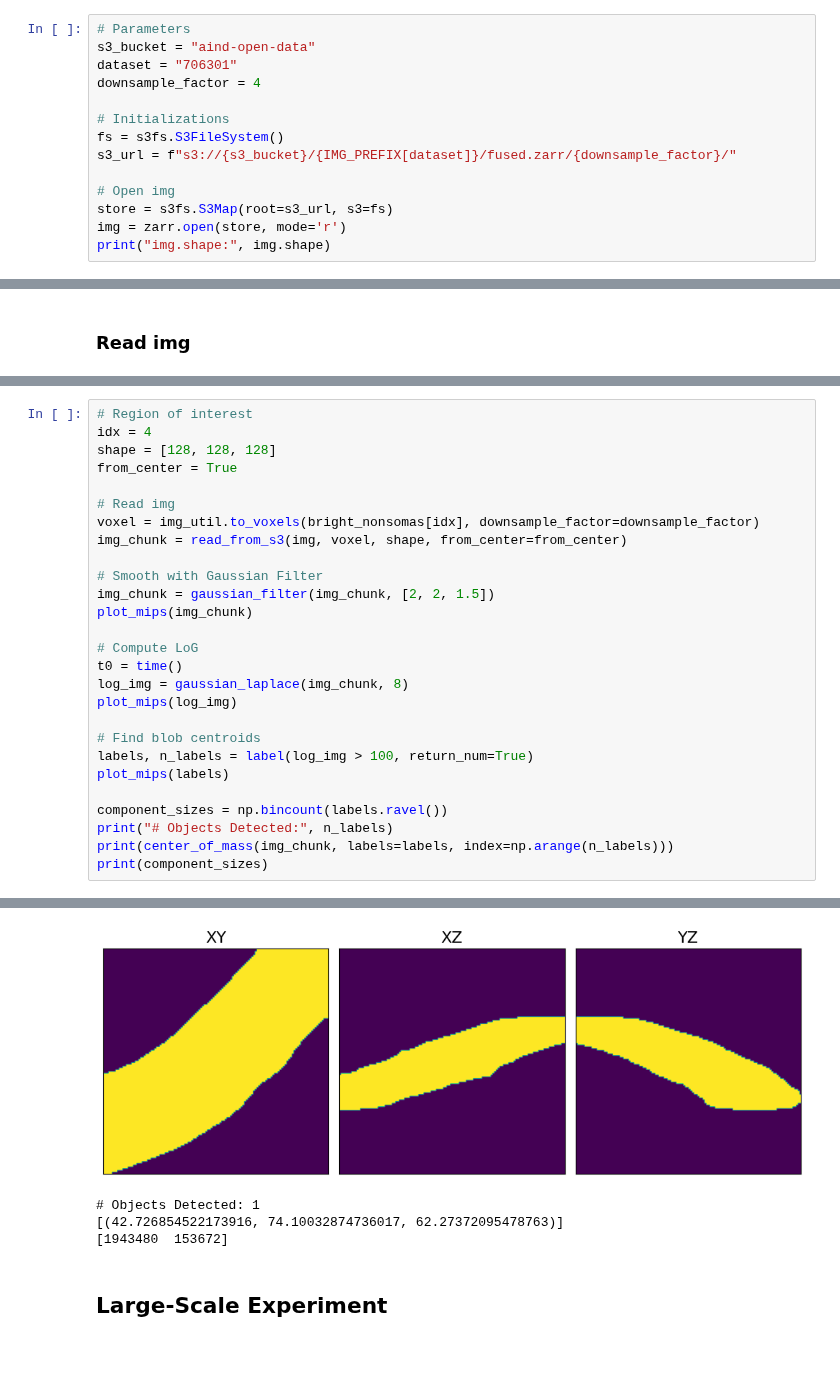
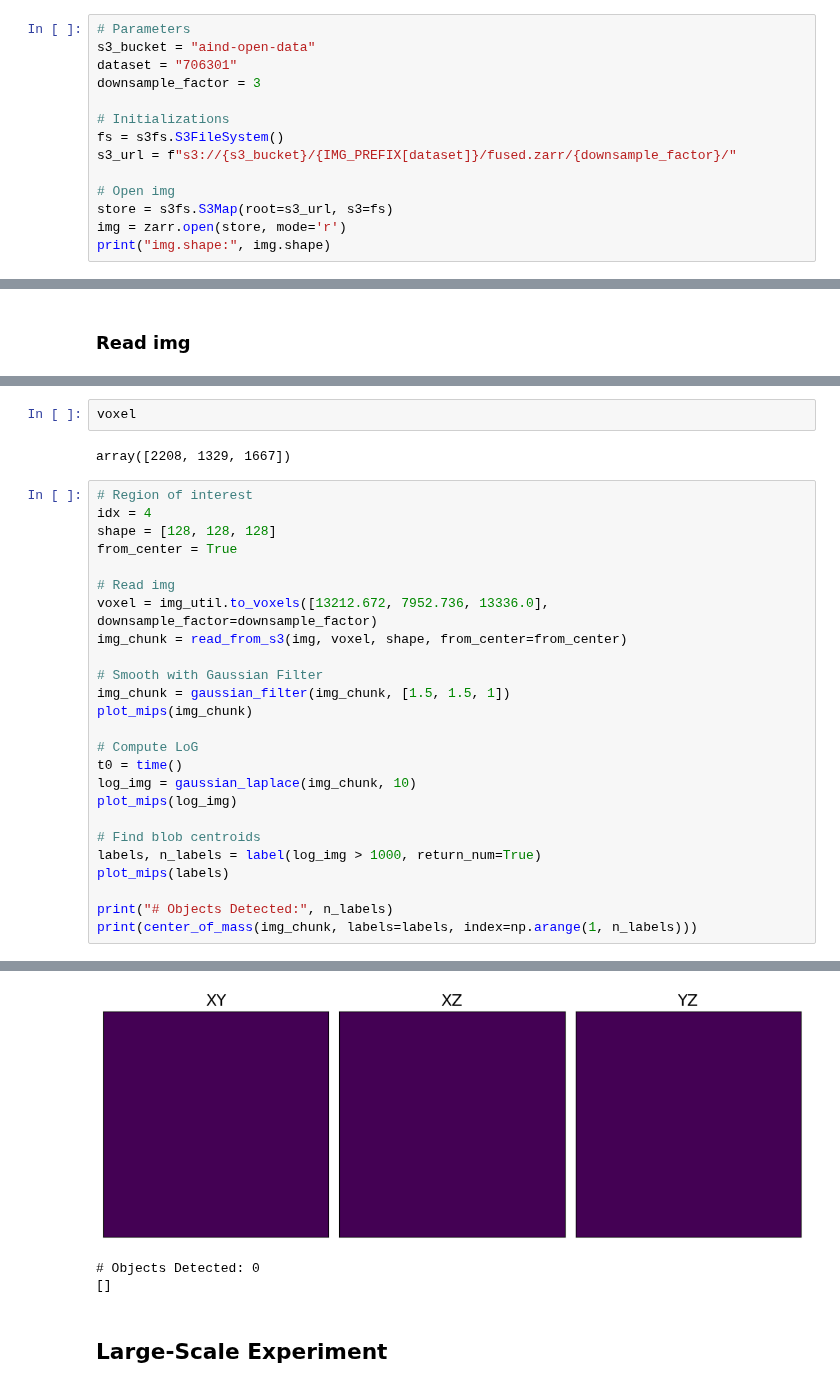
Before and after one commit to AllenNeuralDynamics/aind-exaspim-soma-detection, a Jupyter notebook: code/soma_detection_notebook.ipynb, the cells around one changed output, grey strips where cells are left out. Cells and saved outputs as stored; diff of their text form; blank space fills up the shorter version.

```diff
--- a/code/soma_detection_notebook.ipynb
+++ b/code/soma_detection_notebook.ipynb
@@ -78,7 +66,7 @@ def find_candidates(img_patch):
 # Parameters
 s3_bucket = "aind-open-data"
 dataset = "706301"
-downsample_factor = 4
+downsample_factor = 3
 
 # Initializations
 fs = s3fs.S3FileSystem()
@@ -112,4 +102,8 @@ bright_nonsomas = [
 ]
+# %%
+voxel
+# %% [output]
+array([2208, 1329, 1667])
 # %%
 # Region of interest
 idx = 4
@@ -117,24 +111,22 @@ shape = [128, 128, 128]
 from_center = True
 
 # Read img
-voxel = img_util.to_voxels(bright_nonsomas[idx], downsample_factor=downsample_factor)
+voxel = img_util.to_voxels([13212.672, 7952.736, 13336.0], downsample_factor=downsample_factor)
 img_chunk = read_from_s3(img, voxel, shape, from_center=from_center)
 
 # Smooth with Gaussian Filter
-img_chunk = gaussian_filter(img_chunk, [2, 2, 1.5])
+img_chunk = gaussian_filter(img_chunk, [1.5, 1.5, 1])
 plot_mips(img_chunk)
 
 # Compute LoG
 t0 = time()
-log_img = gaussian_laplace(img_chunk, 8)
+log_img = gaussian_laplace(img_chunk, 10)
 plot_mips(log_img)
 
 # Find blob centroids
-labels, n_labels = label(log_img > 100, return_num=True)
+labels, n_labels = label(log_img > 1000, return_num=True)
 plot_mips(labels)
 
-component_sizes = np.bincount(labels.ravel())
 print("# Objects Detected:", n_labels)
-print(center_of_mass(img_chunk, labels=labels, index=np.arange(n_labels)))
-print(component_sizes)
+print(center_of_mass(img_chunk, labels=labels, index=np.arange(1, n_labels)))
 # %% [output]
@@ -143,6 +135,5 @@ print(component_sizes)
-[figure, old version]
+[figure, new version]
-# Objects Detected: 1
-[(42.726854522173916, 74.10032874736017, 62.27372095478763)]
-[1943480  153672]
+# Objects Detected: 0
+[]
 # %% [markdown]
 ## Large-Scale Experiment
```
Also changed, not shown: parts of 10 cells of this notebook.
